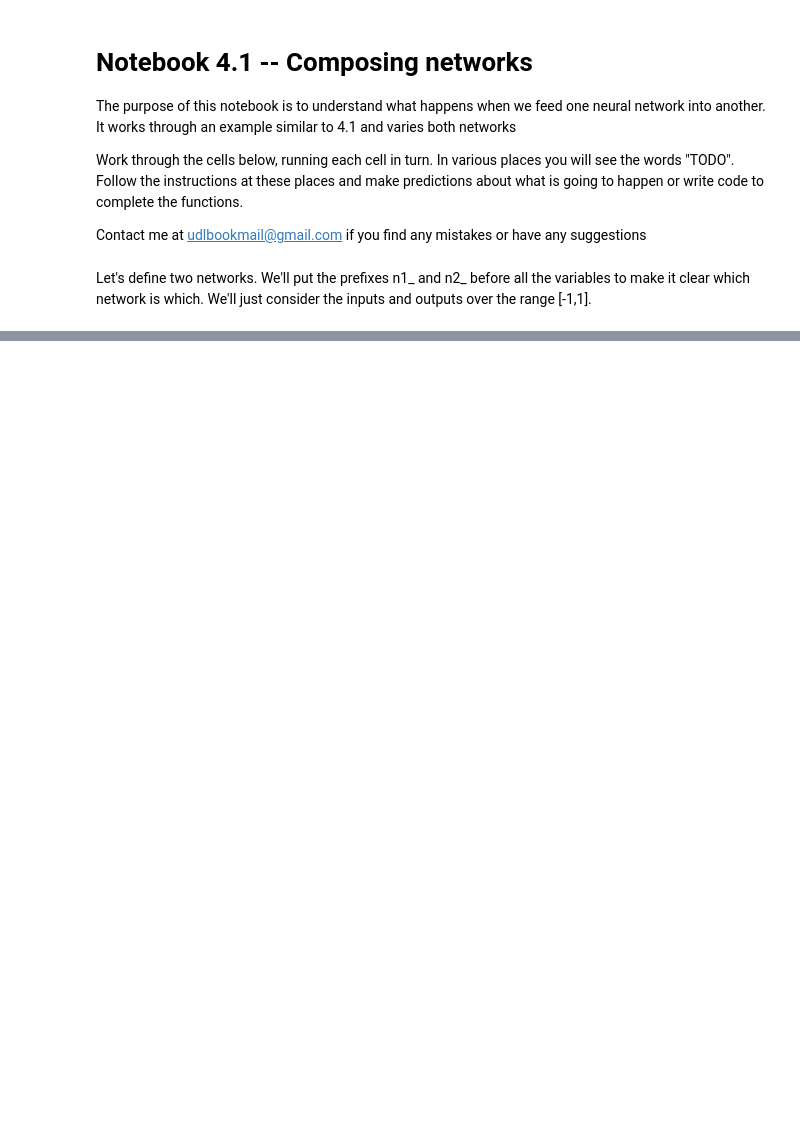
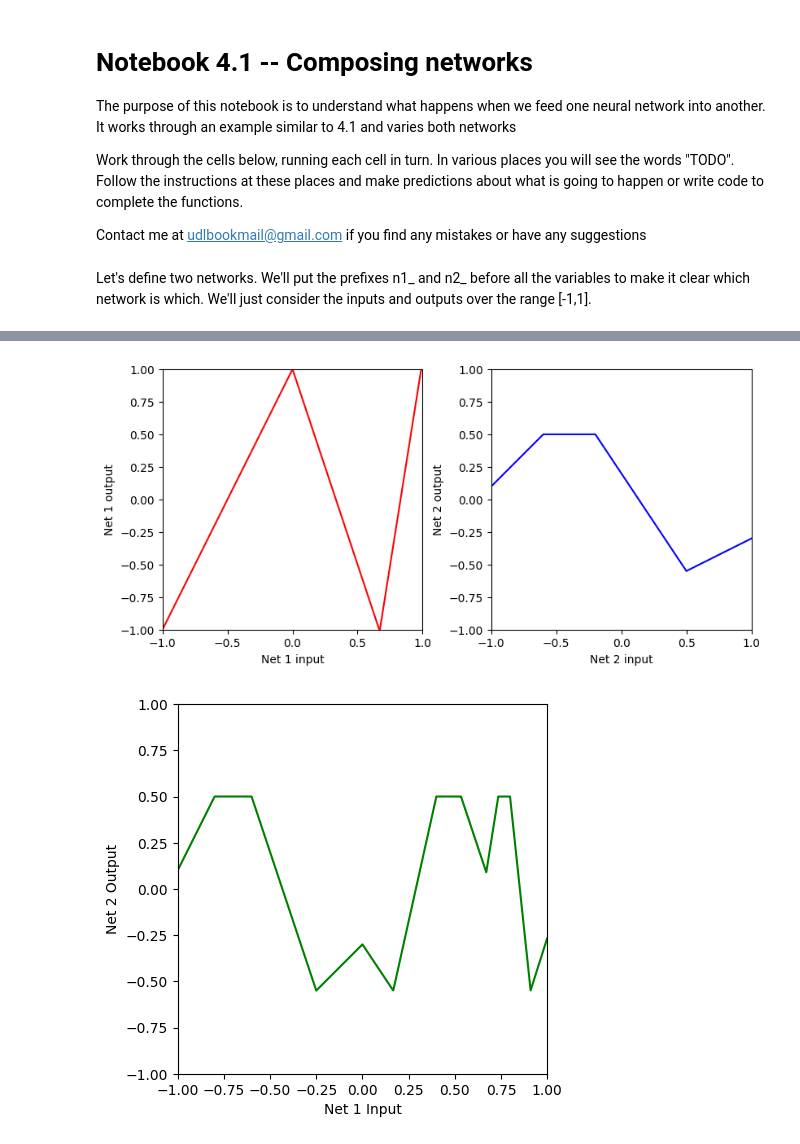
Before and after one commit to matisandacz/UnderstandingDL, a Jupyter notebook: Notebooks/Chap04/4_1_Composing_Networks.ipynb, the cells around one changed output, grey strips where cells are left out. Drawn from its saved outputs; the diff is of its cells as text; code cells hidden in the pictures; blank space fills up the shorter version.

```diff
--- a/Notebooks/Chap04/4_1_Composing_Networks.ipynb
+++ b/Notebooks/Chap04/4_1_Composing_Networks.ipynb
@@ -93,11 +95,17 @@ plot_neural_two_components(x, net1_out, net2_out)
 # %%
 # Now let's see if your predictions were right
 
 # TODO feed the output of first network into second network (replace this line)
-net12_out = np.zeros_like(x)
+net1_out = shallow_1_1_3(x, ReLU, n1_phi_0, n1_phi_1, n1_phi_2, n1_phi_3, n1_theta_10, n1_theta_11, n1_theta_20, n1_theta_21, n1_theta_30, n1_theta_31)
+net2_out = shallow_1_1_3(x, ReLU, n2_phi_0, n2_phi_1, n2_phi_2, n2_phi_3, n2_theta_10, n2_theta_11, n2_theta_20, n2_theta_21, n2_theta_30, n2_theta_31)
+
+net12_out = shallow_1_1_3(net1_out, ReLU, n2_phi_0, n2_phi_1, n2_phi_2, n2_phi_3, n2_theta_10, n2_theta_11, n2_theta_20, n2_theta_21, n2_theta_30, n2_theta_31)
 
 # Plot all three graphs
 plot_neural_two_components(x, net1_out, net2_out, net12_out)
+# %% [output]
+[figure, added]
+[figure, added]
 # %%
 # Now we'll change things a up a bit.  What happens if we change the second network? (note the *-1 change)
 net1_out = shallow_1_1_3(x, ReLU, n1_phi_0, n1_phi_1, n1_phi_2, n1_phi_3, n1_theta_10, n1_theta_11, n1_theta_20, n1_theta_21, n1_theta_30, n1_theta_31)
```
Also changed, not shown: parts of 8 cells of this notebook.
